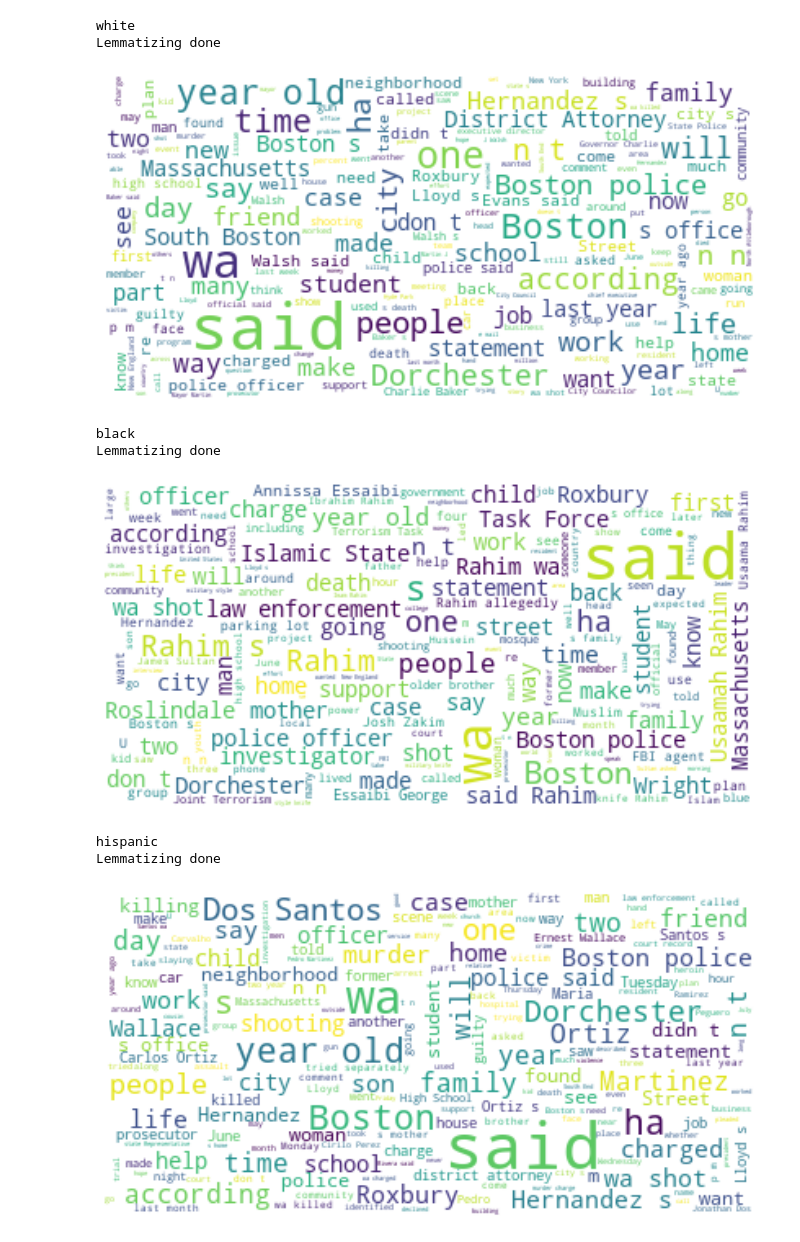
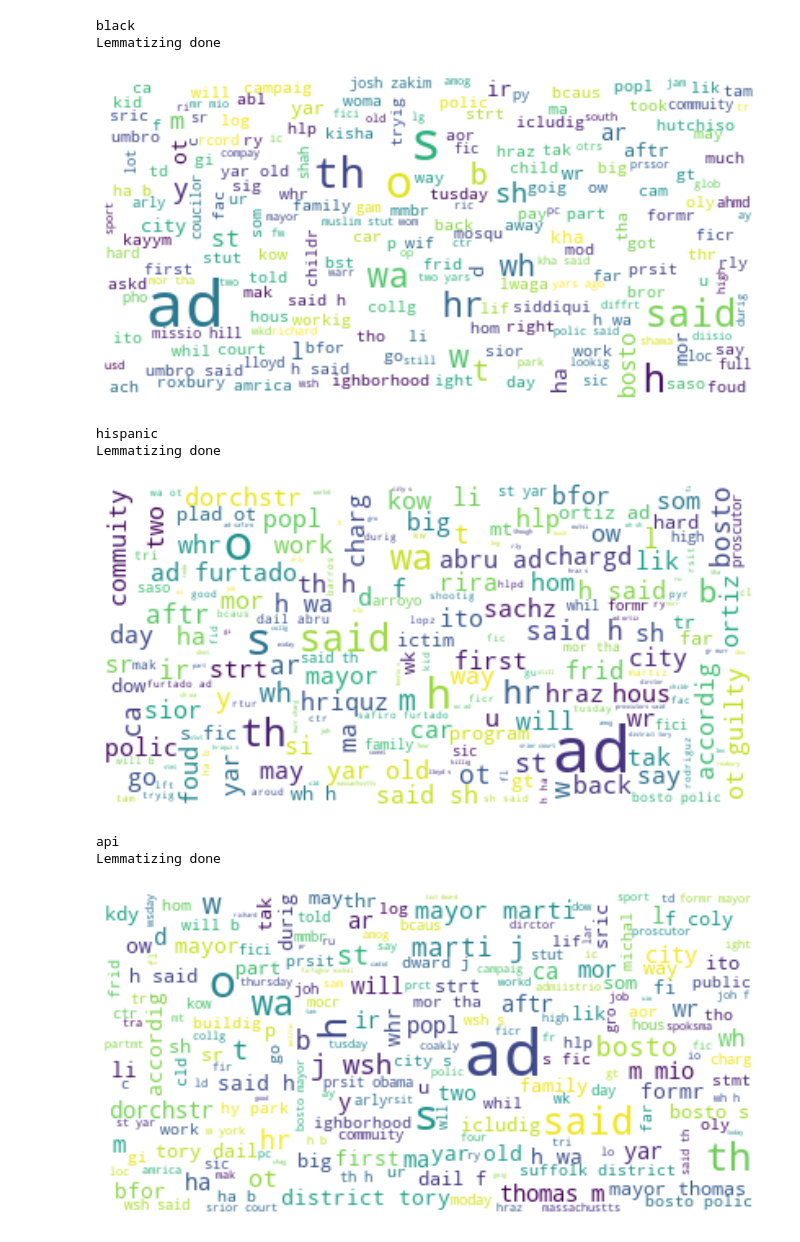
Before and after one commit to HongXin123456/NAACP_summer2021, a Jupyter notebook: Entity_Recognition/Most_Common_Words_Diff_Races.ipynb, the cells around one changed output. Drawn from its saved outputs; the diff is of its cells as text; code cells hidden in the pictures.

```diff
--- a/Entity_Recognition/Most_Common_Words_Diff_Races.ipynb
+++ b/Entity_Recognition/Most_Common_Words_Diff_Races.ipynb
@@ -6,5 +7,5 @@ from nltk.stem import WordNetLemmatizer
 # %%
-data = pd.read_csv('C:/Users/ASUS/Documents/GitHub/NAACP_summer2021/Entity_Recognition/People_Covered_in_the_News/people_2018.csv')
+data = pd.read_csv('C:/Users/ASUS/Documents/GitHub/NAACP_summer2021/Entity_Recognition/People_Covered_in_the_News/people_2014.csv')
 lemmatizer = WordNetLemmatizer()
 # %%
 def custom_standardization(df):
@@ -18,9 +19,8 @@ def custom_standardization(df):
 
     for char in spec_chars:
         df['article'] = df['article'].str.strip()
-        #data['text'] = str(data['text']).lower()
         df['article'] = df['article'].str.replace(char, ' ')
-        #data['text'] = stemmer.stem(str(data['text']))
+        df['article'] = df['article'].str.lower()
 
     return df
 
@@ -47,0 +48,21 @@ data.head()
+# %%
+def remove_names(sent, name_list):
+    new_sent = ''
+    temp = sent.split()
+    for word in temp:
+        if word in name_list:
+            continue
+        else:
+            new_sent = new_sent + ' ' + word
+    return new_sent.strip()
+# %%
+names = data.last_name.unique()
+# TRY AGAIN
+c = 0
+for name in names:
+    data['sentence'] = data.apply(lambda x: remove_names(x['sentence'], names), axis=1)
+    print(c)
+    c += 1
+
+# doesn't work
+# data['sentence'] = remove_names(data['sentence'], names)
@@ -48,32 +71,40 @@ data.head()
 # %%
 race_groups = data.groupby(data.race)
-races = ['white', 'black', 'hispanic', 'api']
+races = ['black', 'hispanic', 'api', 'white']
 
 for i in range(len(data.race.unique())):
     temp = race_groups.get_group(races[i])
     print(races[i])
 
     documents = ''
-    for j in range(len(temp.index)):
-        words = temp.iloc[j]['sentence'].split()
+
+#    for j in range(len(temp.index)):
+#        sent = temp.iloc[j]['sentence']
+#        words = sent.split()
+#        for word in words:
+#            documents = documents + ' ' + lemmatizer.lemmatize(word)
+
+    for row in temp.itertuples(index=False):
+        words = row.sentence.split()
         for word in words:
             documents = documents + ' ' + lemmatizer.lemmatize(word)
+
     print('Lemmatizing done')
 
     wordcloud = WordCloud(max_font_size=40, background_color='white').generate(documents)
     plt.figure(figsize=(15, 6))
     plt.imshow(wordcloud, interpolation="bilinear")
     plt.axis("off")
     #plt.savefig('Black_Ents_Clouds/cloud_2018.png')
-    wordcloud.to_file('C:/Users/ASUS/Documents/Github/NAACP_summer2021/Entity_Recognition/Most_Common_Words_Diff_Races/2018/' + races[i] + '.png')
+    wordcloud.to_file('C:/Users/ASUS/Documents/Github/NAACP_summer2021/Entity_Recognition/Most_Common_Words_Diff_Races/2014/' + races[i] + '.png')
     plt.show()
 # %% [output]
-white
+black
 Lemmatizing done
-[figure, old version]
+[figure, new version]
-black
+hispanic
 Lemmatizing done
-[figure, old version]
+[figure, new version]
-hispanic
+api
 Lemmatizing done
-[figure, old version]
+[figure, new version]
```
Also changed, not shown: parts of 10 cells of this notebook, 35 other files.
